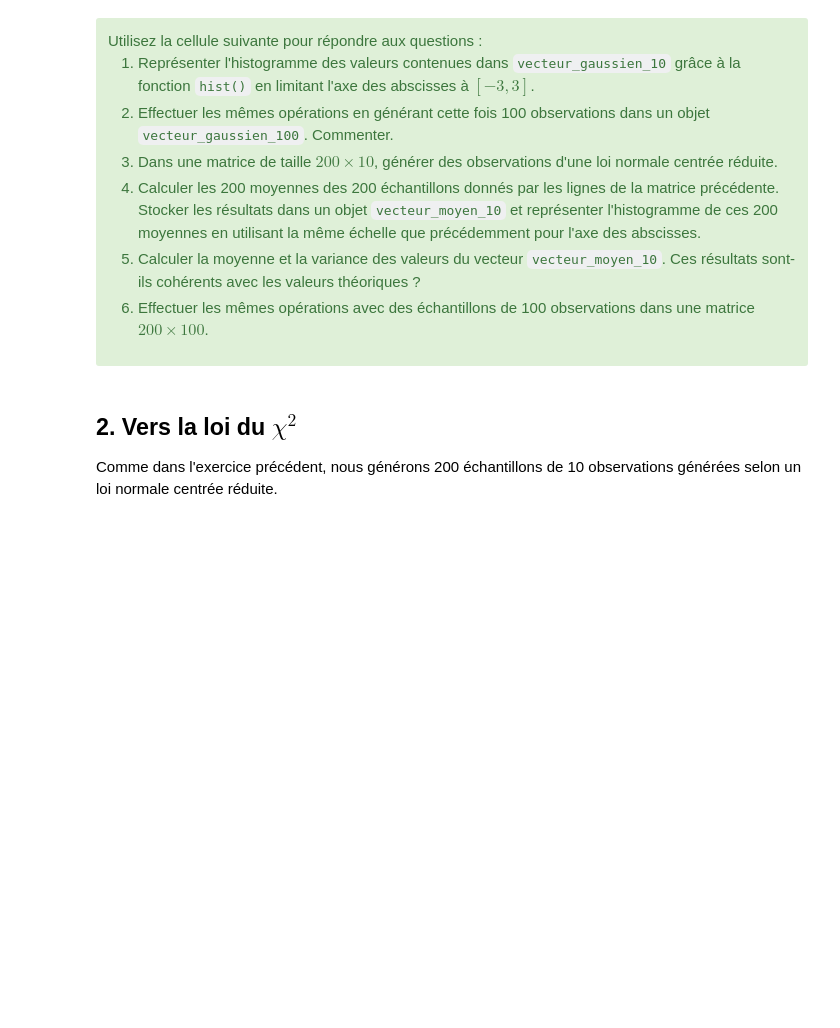
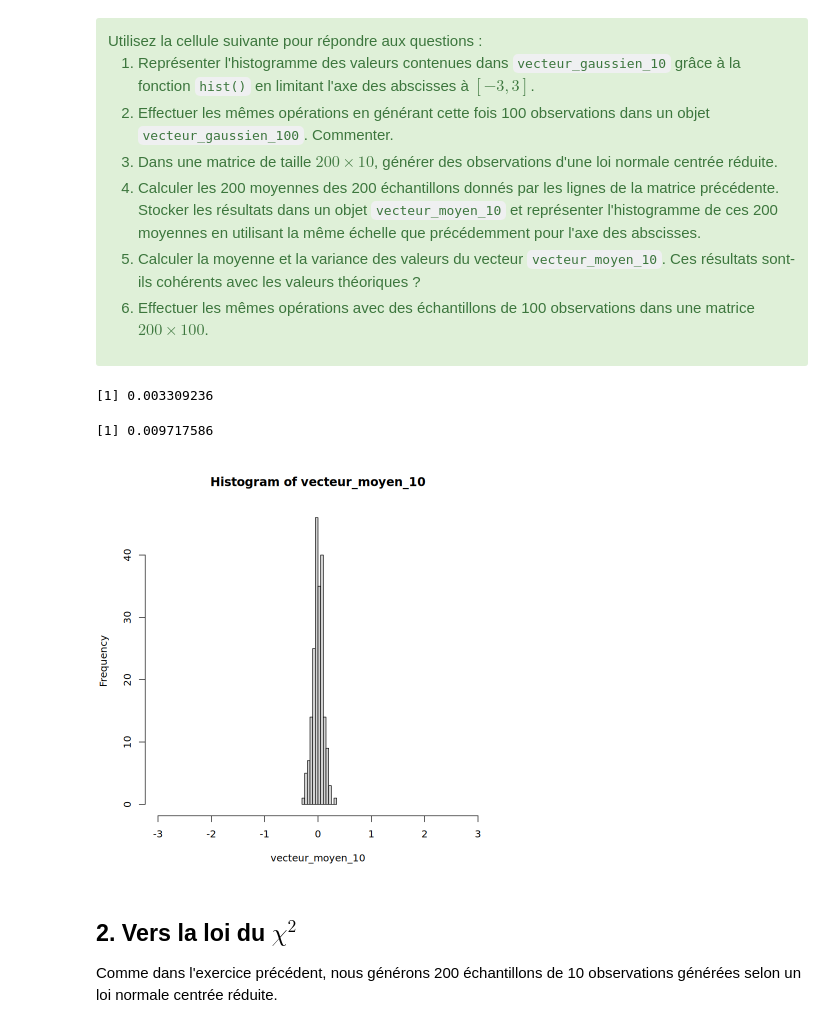
Before and after one commit to tomduquennoy/statistics, a Jupyter notebook: seance_09_09_25/TP2_1_proba_loi.ipynb, the cells around one changed output. Saved outputs shown, nothing was run; the diff lists cells and outputs as text; code cells hidden in the pictures; blank space fills up the shorter version.

```diff
--- a/seance_09_09_25/TP2_1_proba_loi.ipynb
+++ b/seance_09_09_25/TP2_1_proba_loi.ipynb
@@ -25,3 +26,33 @@ vecteur_gaussien_10
+# %%
+# À FAIRE
+par(bg = "white")
+#vecteur_gaussien_10 <- rnorm(100)
+#hist(vecteur_gaussien_10, xlim = c(-3, 3))
+# On se rapproche plus d'une gaussienne
+
+#mat <- matrix(rnorm(2000), ncol = 10)
+
+#vecteur_moyen_10 <- apply(mat, 1, mean)
+#vecteur_moyen_10
+#hist(vecteur_moyen_10,xlim = c(-3, 3))
+
+#mean(vecteur_moyen_10)
+#var(vecteur_moyen_10)
+# Moyenne proche de 0, variance proche de 0.1
+
+mat <- matrix(rnorm(20000), ncol = 100)
+
+vecteur_moyen_10 <- apply(mat, 1, mean)
+#vecteur_moyen_10
+hist(vecteur_moyen_10,xlim = c(-3, 3))
+
+mean(vecteur_moyen_10)
+var(vecteur_moyen_10)
+# Moyenne et variance proches de 0, graphe elliptique
+# %% [output]
+[1] 0.003309236
+[1] 0.009717586
+[figure, added]
 # %% [markdown]
 ## 2. Vers la loi du $\chi^2$
 
```
Also changed, not shown: parts of 5 cells of this notebook, 2 other files.
